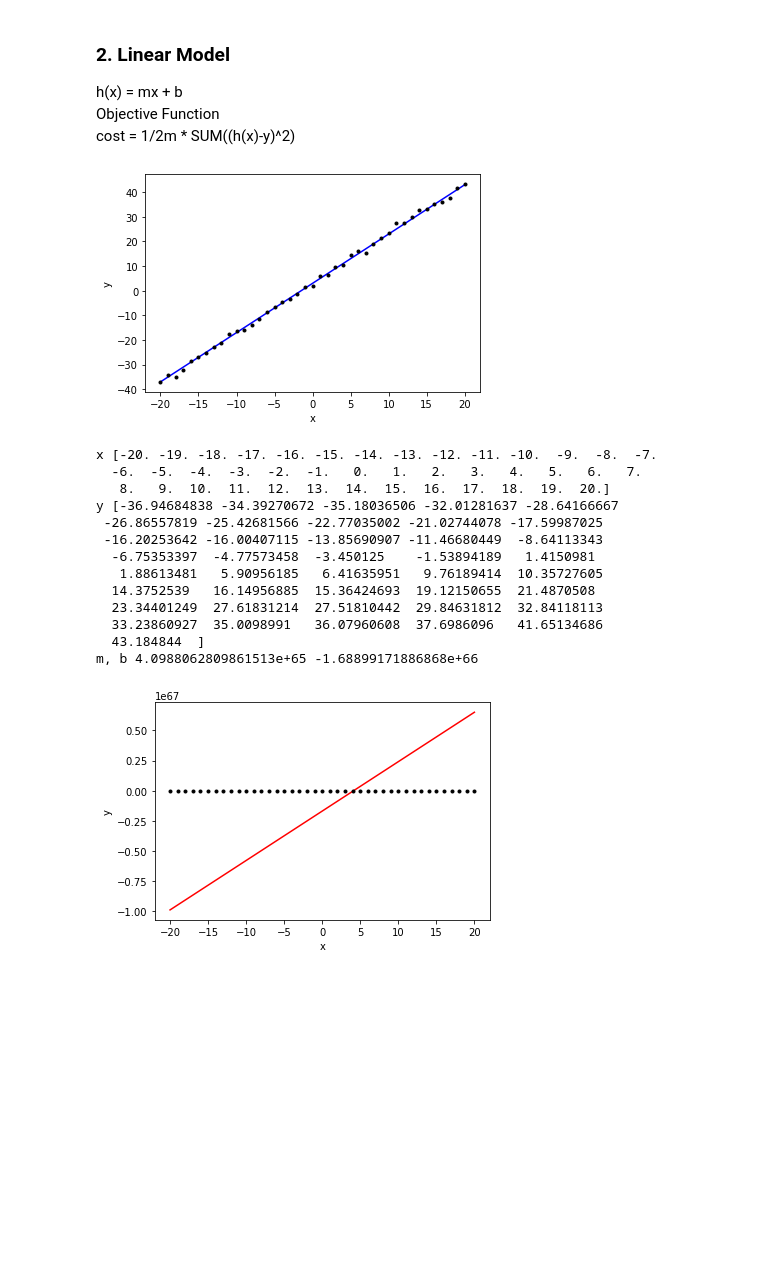
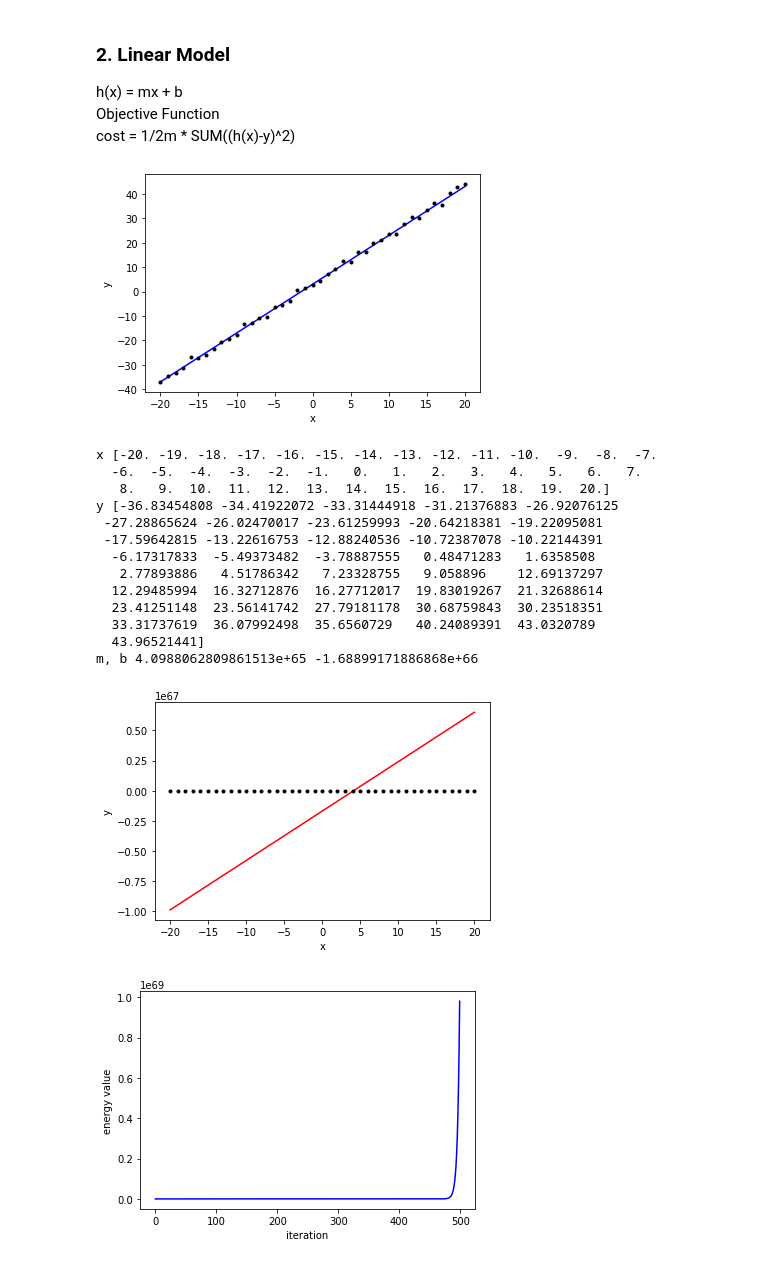
Before and after one commit to BupyeongHealer/class-MachineLearning, a Jupyter notebook: assignment02.ipynb, the cells around one changed output. Saved outputs shown, nothing was run; the diff lists cells and outputs as text; code cells hidden in the pictures; blank space fills up the shorter version.

Commit message:
Plotting the energy values
using deque

```diff
--- a/assignment02.ipynb
+++ b/assignment02.ipynb
@@ -82,47 +83,64 @@ def main():
   print("x", x)
   print("y", y)
 
-  m = 100.0
-  b = 50.0   ##initialization
+  m = 100
+  b = 50   ##initialization
+  costs = deque()
+  bs = deque()
+  ms = deque()
+  iters = deque()
 
   for iter in range(0, 500):
     value_Object = ObjectiveFunction(m, b)
     b, m = gradientDescent(m, b)
     #print("cost", value_Object)
     #print("절편b",b)
     #print("기울기m",m)
+    iters.append(iter)
+    costs.append(value_Object)
+    bs.append(b)
+    ms.append(m)
 
+  #print("iters, costs, ms, bs",iters, costs, ms, bs)
   print("m, b",m,b)
 
   fig = plt.figure()
 
   graph3 = plt.plot(x, m * x + b, 'r')
   plt.xlabel('x')
   plt.ylabel('linear regression')
 
   graph4 = plt.plot(x, y, '.k')
   plt.xlabel('x')
   plt.ylabel('y')
   plt.show()
 
+  plt.plot(iters, costs, 'b')
+  plt.xlabel('iteration')
+  plt.ylabel('energy value')
+  plt.show()
+
+
+
     #if value_Object == float('inf'):
     #  value_Object = 99999
 
 if __name__ == "__main__":
   main()
 # %% [output]
-[figure, old version]
+[figure, new version]
 x [-20. -19. -18. -17. -16. -15. -14. -13. -12. -11. -10.  -9.  -8.  -7.
   -6.  -5.  -4.  -3.  -2.  -1.   0.   1.   2.   3.   4.   5.   6.   7.
    8.   9.  10.  11.  12.  13.  14.  15.  16.  17.  18.  19.  20.]
-y [-36.94684838 -34.39270672 -35.18036506 -32.01281637 -28.64166667
- -26.86557819 -25.42681566 -22.77035002 -21.02744078 -17.59987025
- -16.20253642 -16.00407115 -13.85690907 -11.46680449  -8.64113343
-  -6.75353397  -4.77573458  -3.450125    -1.53894189   1.4150981
-   1.88613481   5.90956185   6.41635951   9.76189414  10.35727605
-  14.3752539   16.14956885  15.36424693  19.12150655  21.4870508
-  23.34401249  27.61831214  27.51810442  29.84631812  32.84118113
-  33.23860927  35.0098991   36.07960608  37.6986096   41.65134686
-  43.184844  ]
+y [-36.83454808 -34.41922072 -33.31444918 -31.21376883 -26.92076125
+ -27.28865624 -26.02470017 -23.61259993 -20.64218381 -19.22095081
+ -17.59642815 -13.22616753 -12.88240536 -10.72387078 -10.22144391
+  -6.17317833  -5.49373482  -3.78887555   0.48471283   1.6358508
+   2.77893886   4.51786342   7.23328755   9.058896    12.69137297
+  12.29485994  16.32712876  16.27712017  19.83019267  21.32688614
+  23.41251148  23.56141742  27.79181178  30.68759843  30.23518351
+  33.31737619  36.07992498  35.6560729   40.24089391  43.0320789
+  43.96521441]
 m, b 4.0988062809861513e+65 -1.68899171886868e+66
 [figure]
+[figure, added]
```
Also changed, not shown: parts of 1 cell of this notebook.
